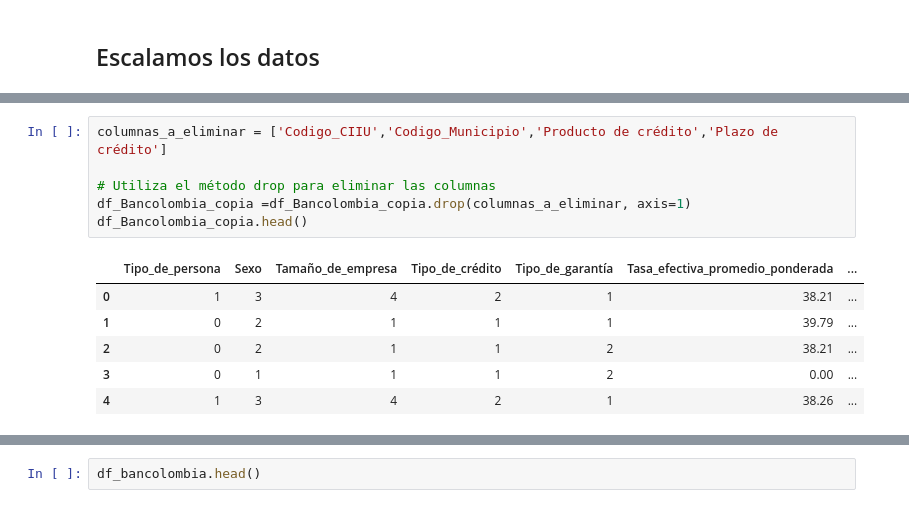
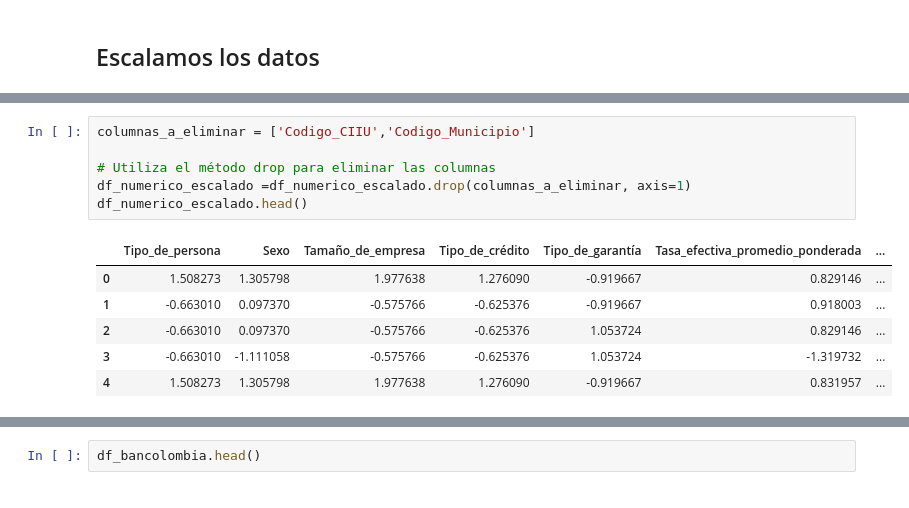
Before and after one commit to miguelreal90/Segmentacion-de-Comerciantes, a Jupyter notebook: notebooks/Comerciantes_Bancolombia.ipynb, the cells around one changed output, grey strips where cells are left out. Cells and saved outputs as stored; diff of their text form.

```diff
--- a/notebooks/Comerciantes_Bancolombia.ipynb
+++ b/notebooks/Comerciantes_Bancolombia.ipynb
@@ -338,13 +338,13 @@ df_numerico_escalado.head()
 # %%
-columnas_a_eliminar = ['Codigo_CIIU','Codigo_Municipio','Producto de crédito','Plazo de crédito']
+columnas_a_eliminar = ['Codigo_CIIU','Codigo_Municipio']
 
 # Utiliza el método drop para eliminar las columnas
-df_Bancolombia_copia =df_Bancolombia_copia.drop(columnas_a_eliminar, axis=1)
-df_Bancolombia_copia.head()
+df_numerico_escalado =df_numerico_escalado.drop(columnas_a_eliminar, axis=1)
+df_numerico_escalado.head()
 # %% [output]
 |  | Tipo_de_persona | Sexo | Tamaño_de_empresa | Tipo_de_crédito | Tipo_de_garantía | Tasa_efectiva_promedio_ponderada | ... |
-| 0 | 1 | 3 | 4 | 2 | 1 | 38.21 | ... |
-| 1 | 0 | 2 | 1 | 1 | 1 | 39.79 | ... |
-| 2 | 0 | 2 | 1 | 1 | 2 | 38.21 | ... |
-| 3 | 0 | 1 | 1 | 1 | 2 | 0.00 | ... |
-| 4 | 1 | 3 | 4 | 2 | 1 | 38.26 | ... |
+| 0 | 1.508273 | 1.305798 | 1.977638 | 1.276090 | -0.919667 | 0.829146 | ... |
+| 1 | -0.663010 | 0.097370 | -0.575766 | -0.625376 | -0.919667 | 0.918003 | ... |
+| 2 | -0.663010 | 0.097370 | -0.575766 | -0.625376 | 1.053724 | 0.829146 | ... |
+| 3 | -0.663010 | -1.111058 | -0.575766 | -0.625376 | 1.053724 | -1.319732 | ... |
+| 4 | 1.508273 | 1.305798 | 1.977638 | 1.276090 | -0.919667 | 0.831957 | ... |
```
Also changed, not shown: parts of 33 cells of this notebook.
